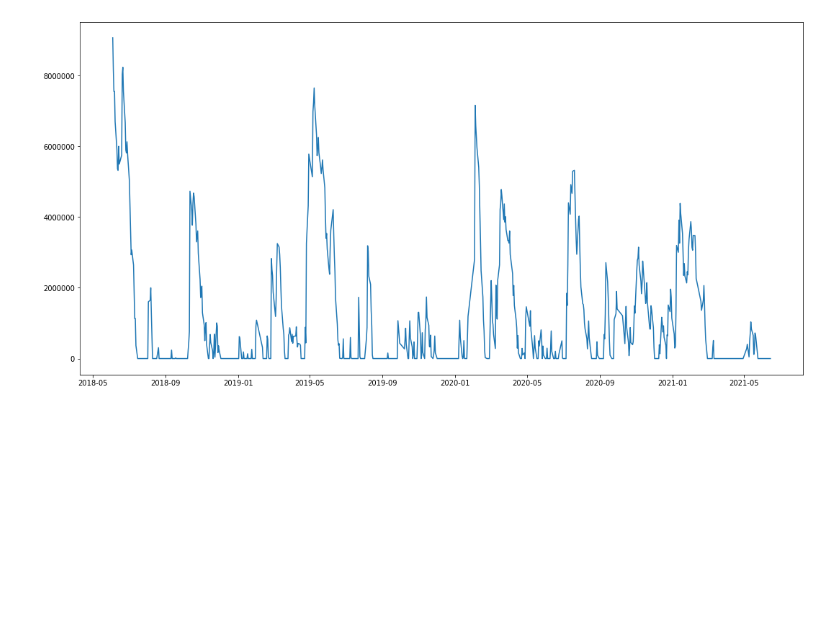
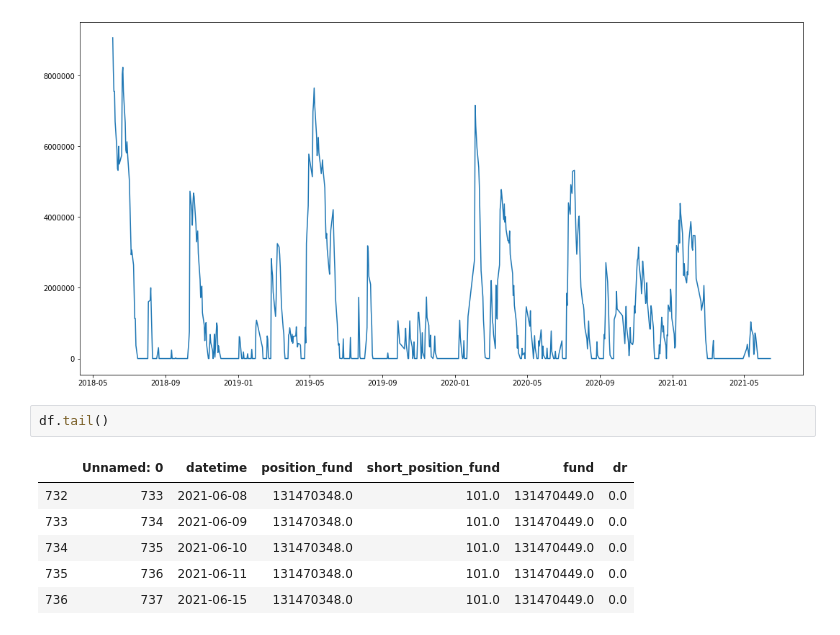
Before and after one commit to crypto-Lin/BananaStrategy, a Jupyter notebook: Untitled.ipynb, the cells around one changed output. Saved outputs shown, nothing was run; the diff lists cells and outputs as text; blank space fills up the shorter version.

```diff
--- a/Untitled.ipynb
+++ b/Untitled.ipynb
@@ -31,3 +35,12 @@ plt.plot(df['datetime'], df['short_position_fund'])
 # %% [output]
 [<matplotlib.lines.Line2D at 0x...>]
 [figure]
+# %%
+df.tail()
+# %% [output]
+|  | Unnamed: 0 | datetime | position_fund | short_position_fund | fund | dr |
+| 732 | 733 | 2021-06-08 | 131470348.0 | 101.0 | 131470449.0 | 0.0 |
+| 733 | 734 | 2021-06-09 | 131470348.0 | 101.0 | 131470449.0 | 0.0 |
+| 734 | 735 | 2021-06-10 | 131470348.0 | 101.0 | 131470449.0 | 0.0 |
+| 735 | 736 | 2021-06-11 | 131470348.0 | 101.0 | 131470449.0 | 0.0 |
+| 736 | 737 | 2021-06-15 | 131470348.0 | 101.0 | 131470449.0 | 0.0 |
```
Also changed, not shown: parts of 2 cells of this notebook, 1 other file.
